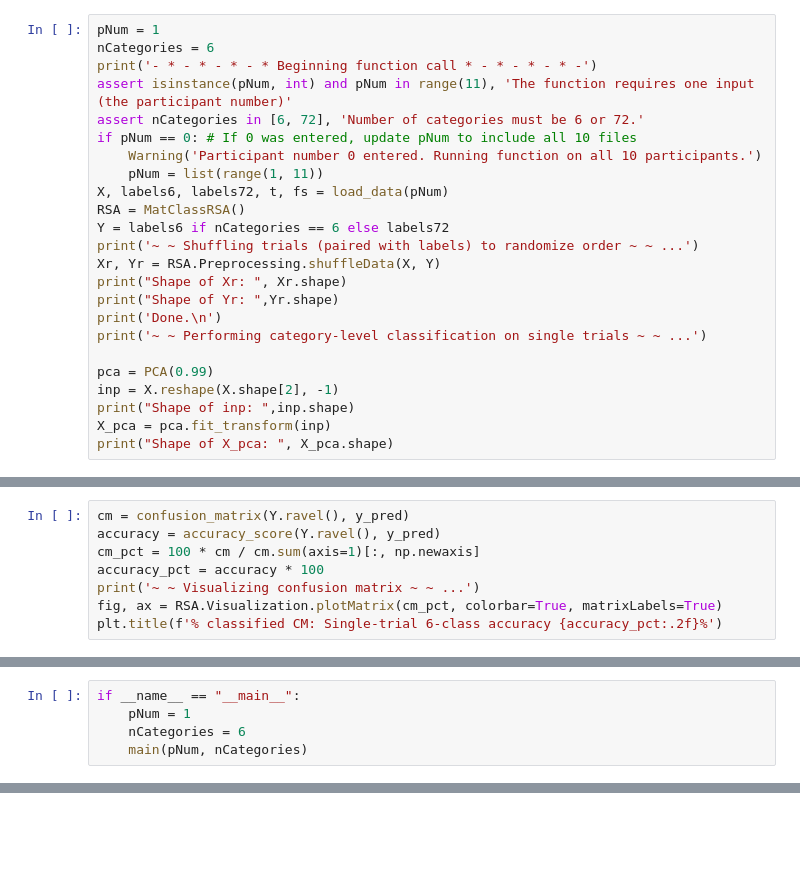
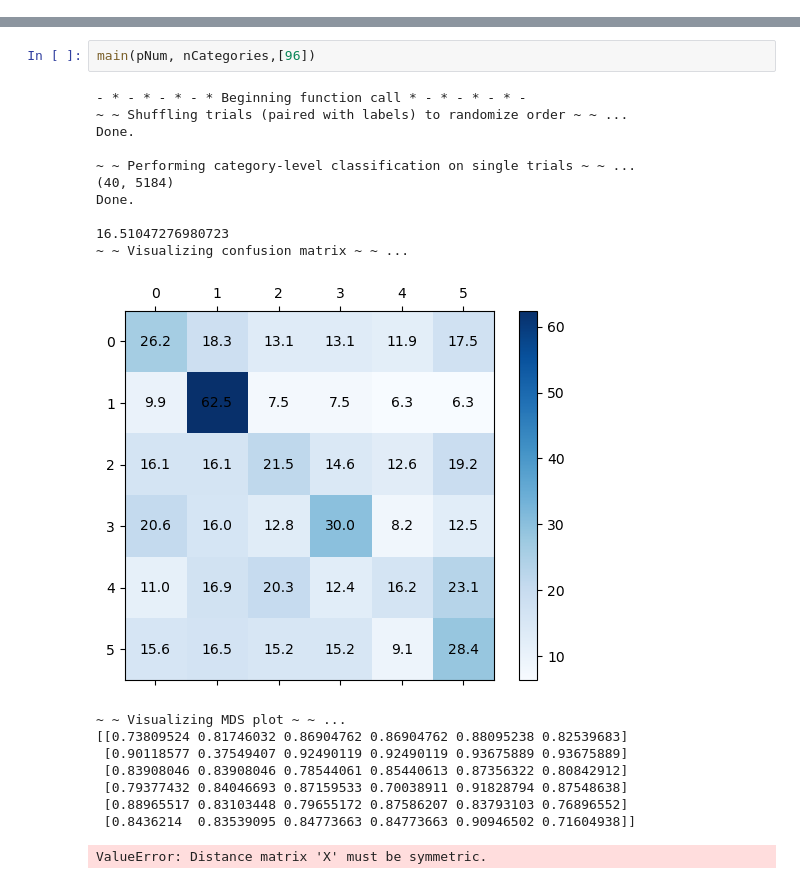
Before and after one commit to nonohuff/SHTEM2024, a Jupyter notebook: Classification.ipynb, the cells around one changed output, grey strips where cells are left out. Cells and saved outputs as stored; diff of their text form; blank space fills up the shorter version.

```diff
--- a/Classification.ipynb
+++ b/Classification.ipynb
@@ -13,25 +11 @@ from scipy.spatial.distance import pdist, squareform
 from scipy.cluster.hierarchy import dendrogram, linkage
-# %%
-pNum = 1
-nCategories = 6
-print('- * - * - * - * Beginning function call * - * - * - * -')
-assert isinstance(pNum, int) and pNum in range(11), 'The function requires one input (the participant number)'
-assert nCategories in [6, 72], 'Number of categories must be 6 or 72.'
-if pNum == 0: # If 0 was entered, update pNum to include all 10 files
-    Warning('Participant number 0 entered. Running function on all 10 participants.')
-    pNum = list(range(1, 11))
-X, labels6, labels72, t, fs = load_data(pNum)
-RSA = MatClassRSA()
-Y = labels6 if nCategories == 6 else labels72
-print('~ ~ Shuffling trials (paired with labels) to randomize order ~ ~ ...')
-Xr, Yr = RSA.Preprocessing.shuffleData(X, Y)
-print("Shape of Xr: ", Xr.shape)
-print("Shape of Yr: ",Yr.shape)
-print('Done.\n')
-print('~ ~ Performing category-level classification on single trials ~ ~ ...')
-
-pca = PCA(0.99)
-inp = X.reshape(X.shape[2], -1)
-print("Shape of inp: ",inp.shape)
-X_pca = pca.fit_transform(inp)
-print("Shape of X_pca: ", X_pca.shape)
@@ -78,8 +11,0 @@ y_pred = cross_val_predict(model, X_pca, Y.ravel(), cv=kf, n_jobs=5, verbose=3)
-# %%
-cm = confusion_matrix(Y.ravel(), y_pred)
-accuracy = accuracy_score(Y.ravel(), y_pred)
-cm_pct = 100 * cm / cm.sum(axis=1)[:, np.newaxis]
-accuracy_pct = accuracy * 100
-print('~ ~ Visualizing confusion matrix ~ ~ ...')
-fig, ax = RSA.Visualization.plotMatrix(cm_pct, colorbar=True, matrixLabels=True)
-plt.title(f'% classified CM: Single-trial 6-class accuracy {accuracy_pct:.2f}%')
@@ -204,5 +157,0 @@ def main(pNum, nCategories=6):
-# %%
-if __name__ == "__main__":
-    pNum = 1
-    nCategories = 6
-    main(pNum, nCategories)
@@ -356,0 +158,22 @@ Done.
+# %%
+main(pNum, nCategories,[96])
+# %% [output]
+- * - * - * - * Beginning function call * - * - * - * -
+~ ~ Shuffling trials (paired with labels) to randomize order ~ ~ ...
+Done.
+
+~ ~ Performing category-level classification on single trials ~ ~ ...
+(40, 5184)
+Done.
+
+16.51047276980723
+~ ~ Visualizing confusion matrix ~ ~ ...
+[figure, added]
+~ ~ Visualizing MDS plot ~ ~ ...
+[[0.73809524 0.81746032 0.86904762 0.86904762 0.88095238 0.82539683]
+ [0.90118577 0.37549407 0.92490119 0.92490119 0.93675889 0.93675889]
+ [0.83908046 0.83908046 0.78544061 0.85440613 0.87356322 0.80842912]
+ [0.79377432 0.84046693 0.87159533 0.70038911 0.91828794 0.87548638]
+ [0.88965517 0.83103448 0.79655172 0.87586207 0.83793103 0.76896552]
+ [0.8436214  0.83539095 0.84773663 0.84773663 0.90946502 0.71604938]]
+ValueError: Distance matrix 'X' must be symmetric.
```
Also changed, not shown: parts of 7 cells of this notebook, 1 other file.
